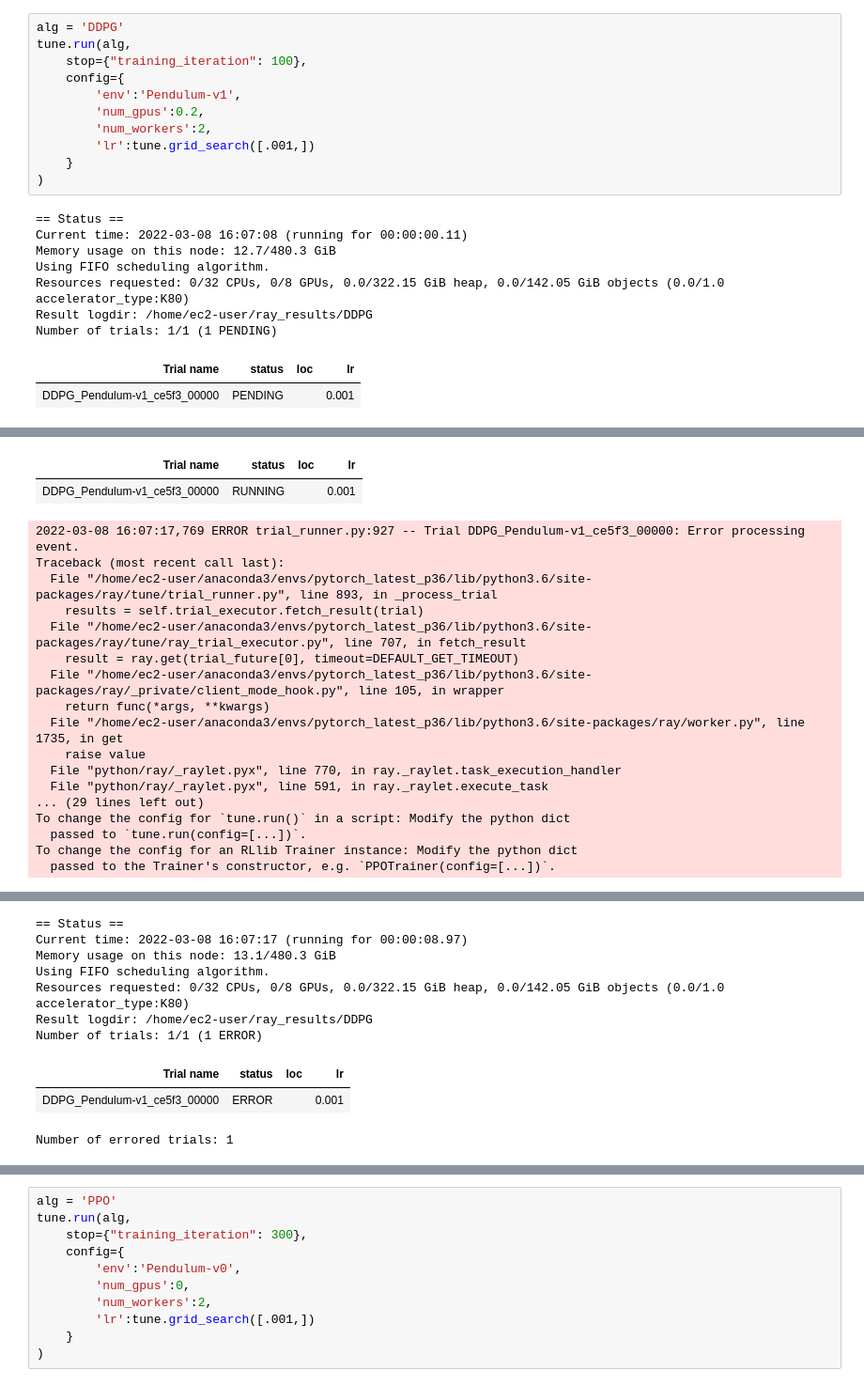
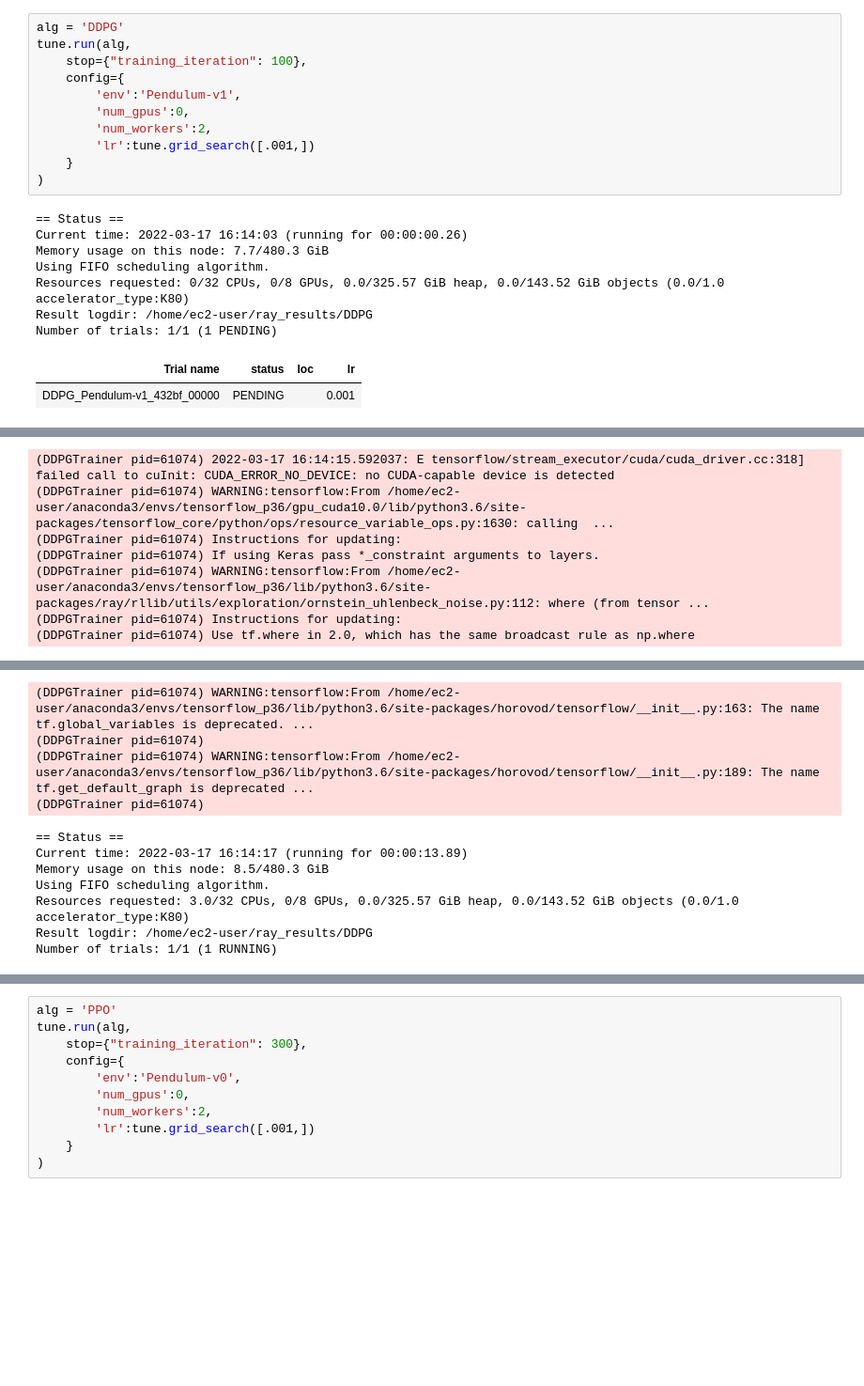
Before and after one commit to mingjunwang88/RL, a Jupyter notebook: DDPG/DDPG&PPO_Ray.ipynb, the cells around one changed output, grey strips where cells are left out. Shown at 94% size. Saved outputs shown, nothing was run; the diff lists cells and outputs as text; blank space fills up the shorter version.

```diff
--- a/DDPG/DDPG&PPO_Ray.ipynb
+++ b/DDPG/DDPG&PPO_Ray.ipynb
@@ -20,21 +23,21 @@ ray.init()
 # %%
 alg = 'DDPG'
 tune.run(alg,
     stop={"training_iteration": 100},
     config={
         'env':'Pendulum-v1',
-        'num_gpus':0.2,
+        'num_gpus':0,
         'num_workers':2,
         'lr':tune.grid_search([.001,])
     }
 )
 # %% [output]
 == Status ==
-Current time: 2022-03-08 16:07:08 (running for 00:00:00.11)
-Memory usage on this node: 12.7/480.3 GiB
+Current time: 2022-03-17 16:14:03 (running for 00:00:00.26)
+Memory usage on this node: 7.7/480.3 GiB
 Using FIFO scheduling algorithm.
-Resources requested: 0/32 CPUs, 0/8 GPUs, 0.0/322.15 GiB heap, 0.0/142.05 GiB objects (0.0/1.0 accelerator_type:K80)
+Resources requested: 0/32 CPUs, 0/8 GPUs, 0.0/325.57 GiB heap, 0.0/143.52 GiB objects (0.0/1.0 accelerator_type:K80)
 Result logdir: /home/ec2-user/ray_results/DDPG
 Number of trials: 1/1 (1 PENDING)
 | Trial name | status | loc | lr |
-| DDPG_Pendulum-v1_ce5f3_00000 | PENDING |  | 0.001 |
+| DDPG_Pendulum-v1_432bf_00000 | PENDING |  | 0.001 |
@@ -53,19 +65,7 @@ Number of trials: 1/1 (1 RUNNING)
-| Trial name | status | loc | lr |
-| DDPG_Pendulum-v1_ce5f3_00000 | RUNNING |  | 0.001 |
-2022-03-08 16:07:17,769 ERROR trial_runner.py:927 -- Trial DDPG_Pendulum-v1_ce5f3_00000: Error processing event.
-Traceback (most recent call last):
-  File "/home/ec2-user/anaconda3/envs/pytorch_latest_p36/lib/python3.6/site-packages/ray/tune/trial_runner.py", line 893, in _process_trial
-    results = self.trial_executor.fetch_result(trial)
-  File "/home/ec2-user/anaconda3/envs/pytorch_latest_p36/lib/python3.6/site-packages/ray/tune/ray_trial_executor.py", line 707, in fetch_result
-    result = ray.get(trial_future[0], timeout=DEFAULT_GET_TIMEOUT)
-  File "/home/ec2-user/anaconda3/envs/pytorch_latest_p36/lib/python3.6/site-packages/ray/_private/client_mode_hook.py", line 105, in wrapper
-    return func(*args, **kwargs)
-  File "/home/ec2-user/anaconda3/envs/pytorch_latest_p36/lib/python3.6/site-packages/ray/worker.py", line 1735, in get
-    raise value
-  File "python/ray/_raylet.pyx", line 770, in ray._raylet.task_execution_handler
-  File "python/ray/_raylet.pyx", line 591, in ray._raylet.execute_task
-... (29 lines left out)
-To change the config for `tune.run()` in a script: Modify the python dict
-  passed to `tune.run(config=[...])`.
-To change the config for an RLlib Trainer instance: Modify the python dict
-  passed to the Trainer's constructor, e.g. `PPOTrainer(config=[...])`.
+(DDPGTrainer pid=61074) 2022-03-17 16:14:15.592037: E tensorflow/stream_executor/cuda/cuda_driver.cc:318] failed call to cuInit: CUDA_ERROR_NO_DEVICE: no CUDA-capable device is detected
+(DDPGTrainer pid=61074) WARNING:tensorflow:From /home/ec2-user/anaconda3/envs/tensorflow_p36/gpu_cuda10.0/lib/python3.6/site-packages/tensorflow_core/python/ops/resource_variable_ops.py:1630: calling  ...
+(DDPGTrainer pid=61074) Instructions for updating:
+(DDPGTrainer pid=61074) If using Keras pass *_constraint arguments to layers.
+(DDPGTrainer pid=61074) WARNING:tensorflow:From /home/ec2-user/anaconda3/envs/tensorflow_p36/lib/python3.6/site-packages/ray/rllib/utils/exploration/ornstein_uhlenbeck_noise.py:112: where (from tensor ...
+(DDPGTrainer pid=61074) Instructions for updating:
+(DDPGTrainer pid=61074) Use tf.where in 2.0, which has the same broadcast rule as np.where
@@ -74,10 +74,11 @@ Result for DDPG_Pendulum-v1_ce5f3_00000:
-== Status ==
-Current time: 2022-03-08 16:07:17 (running for 00:00:08.97)
-Memory usage on this node: 13.1/480.3 GiB
-Using FIFO scheduling algorithm.
-Resources requested: 0/32 CPUs, 0/8 GPUs, 0.0/322.15 GiB heap, 0.0/142.05 GiB objects (0.0/1.0 accelerator_type:K80)
-Result logdir: /home/ec2-user/ray_results/DDPG
-Number of trials: 1/1 (1 ERROR)
+(DDPGTrainer pid=61074) WARNING:tensorflow:From /home/ec2-user/anaconda3/envs/tensorflow_p36/lib/python3.6/site-packages/horovod/tensorflow/__init__.py:163: The name tf.global_variables is deprecated. ...
+(DDPGTrainer pid=61074)
+(DDPGTrainer pid=61074) WARNING:tensorflow:From /home/ec2-user/anaconda3/envs/tensorflow_p36/lib/python3.6/site-packages/horovod/tensorflow/__init__.py:189: The name tf.get_default_graph is deprecated ...
+(DDPGTrainer pid=61074)
-| Trial name | status | loc | lr |
-| DDPG_Pendulum-v1_ce5f3_00000 | ERROR |  | 0.001 |
-Number of errored trials: 1
+== Status ==
+Current time: 2022-03-17 16:14:17 (running for 00:00:13.89)
+Memory usage on this node: 8.5/480.3 GiB
+Using FIFO scheduling algorithm.
+Resources requested: 3.0/32 CPUs, 0/8 GPUs, 0.0/325.57 GiB heap, 0.0/143.52 GiB objects (0.0/1.0 accelerator_type:K80)
+Result logdir: /home/ec2-user/ray_results/DDPG
+Number of trials: 1/1 (1 RUNNING)
```
Also changed, not shown: parts of 3 cells of this notebook, 3 other files.
